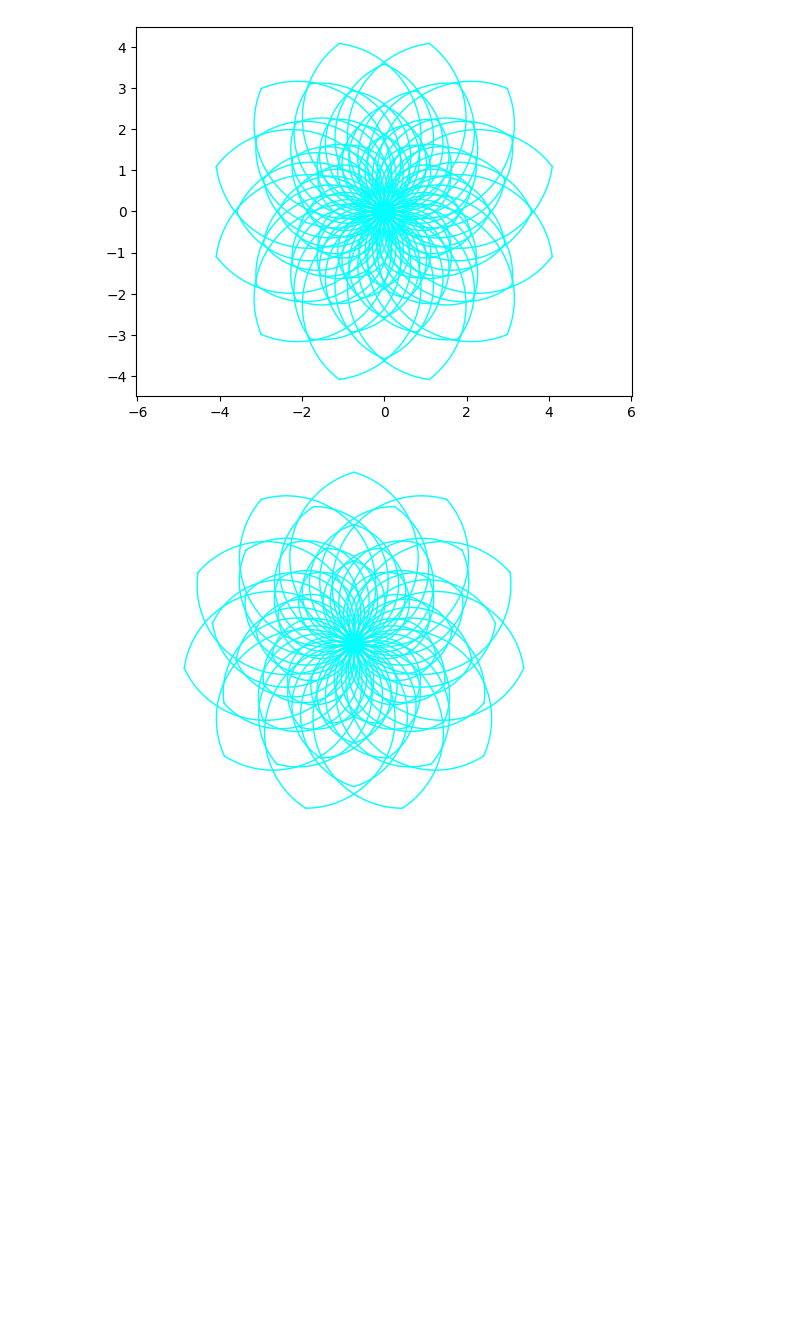
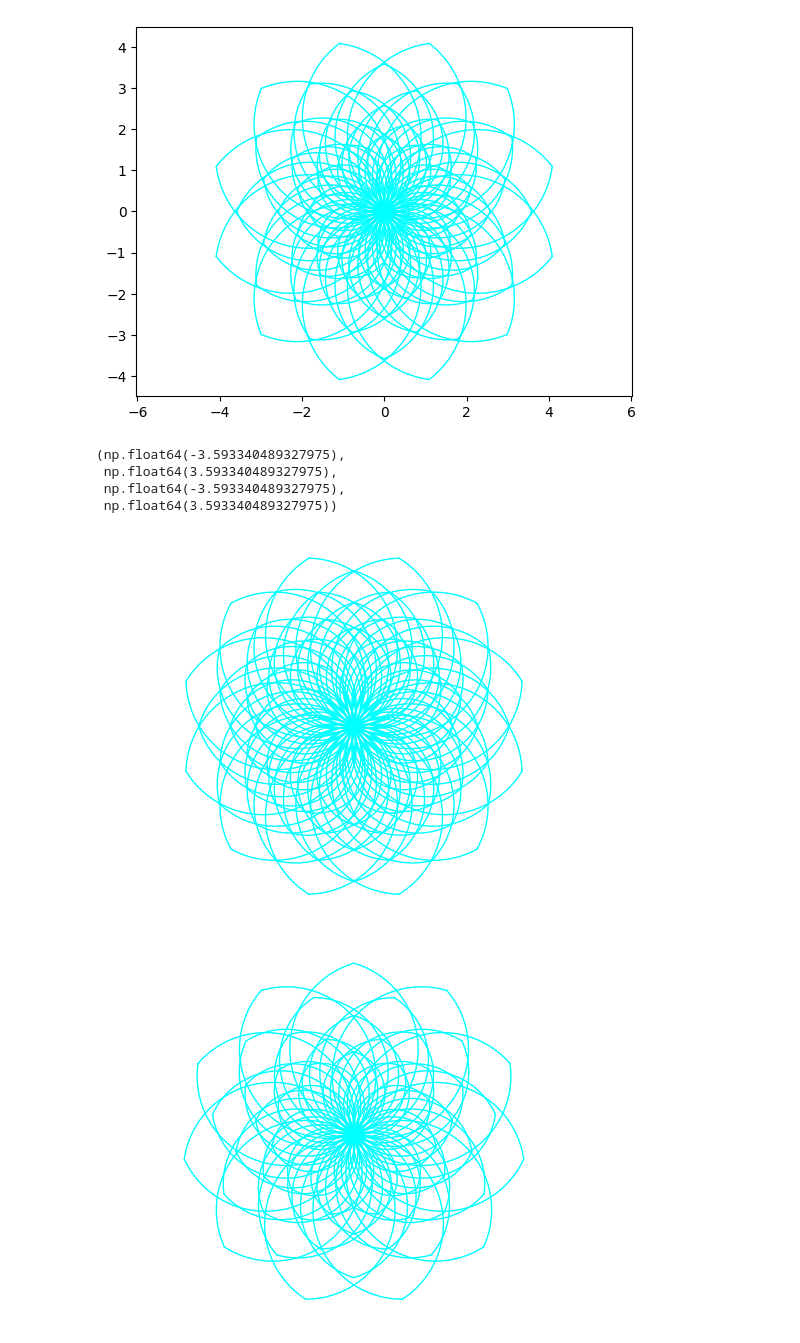
Before and after one commit to lbylzk8/cprdspy, a Jupyter notebook: examples/CPR_matplotlib_test.ipynb, the cells around one changed output. Saved outputs shown, nothing was run; the diff lists cells and outputs as text; code cells hidden in the pictures; blank space fills up the shorter version.

```diff
--- a/examples/CPR_matplotlib_test.ipynb
+++ b/examples/CPR_matplotlib_test.ipynb
@@ -62,6 +62,21 @@ flowers_mpl(n=6,ratio=np.sqrt(1.5),M=6,color="#0ff")
 flowers_mpl(n=8,ratio=1.18,M=6,color="#0ff")
 # %% [output]
 [figure]
+# %%
+from cprdspy.CPR_matplotlib import *
+import matplotlib.pyplot as plt
+# plt.figure(figsize=(12, 12))
+flowers_mpl(n=11,ratio=1.12,M=6,color="#0ff")
+plt.axis("off")
+# plt.savefig(
+#     "./images/flowers_11_1.12_12_6.png", dpi=300, bbox_inches="tight", pad_inches=0
+# )
+# %% [output]
+(np.float64(-3.593340489327975),
+ np.float64(3.593340489327975),
+ np.float64(-3.593340489327975),
+ np.float64(3.593340489327975))
+[figure, added]
 # %%
 from cprdspy.CPR_matplotlib import *
 import matplotlib.pyplot as plt
```
Also changed, not shown: parts of 4 cells of this notebook, 9 other files.
